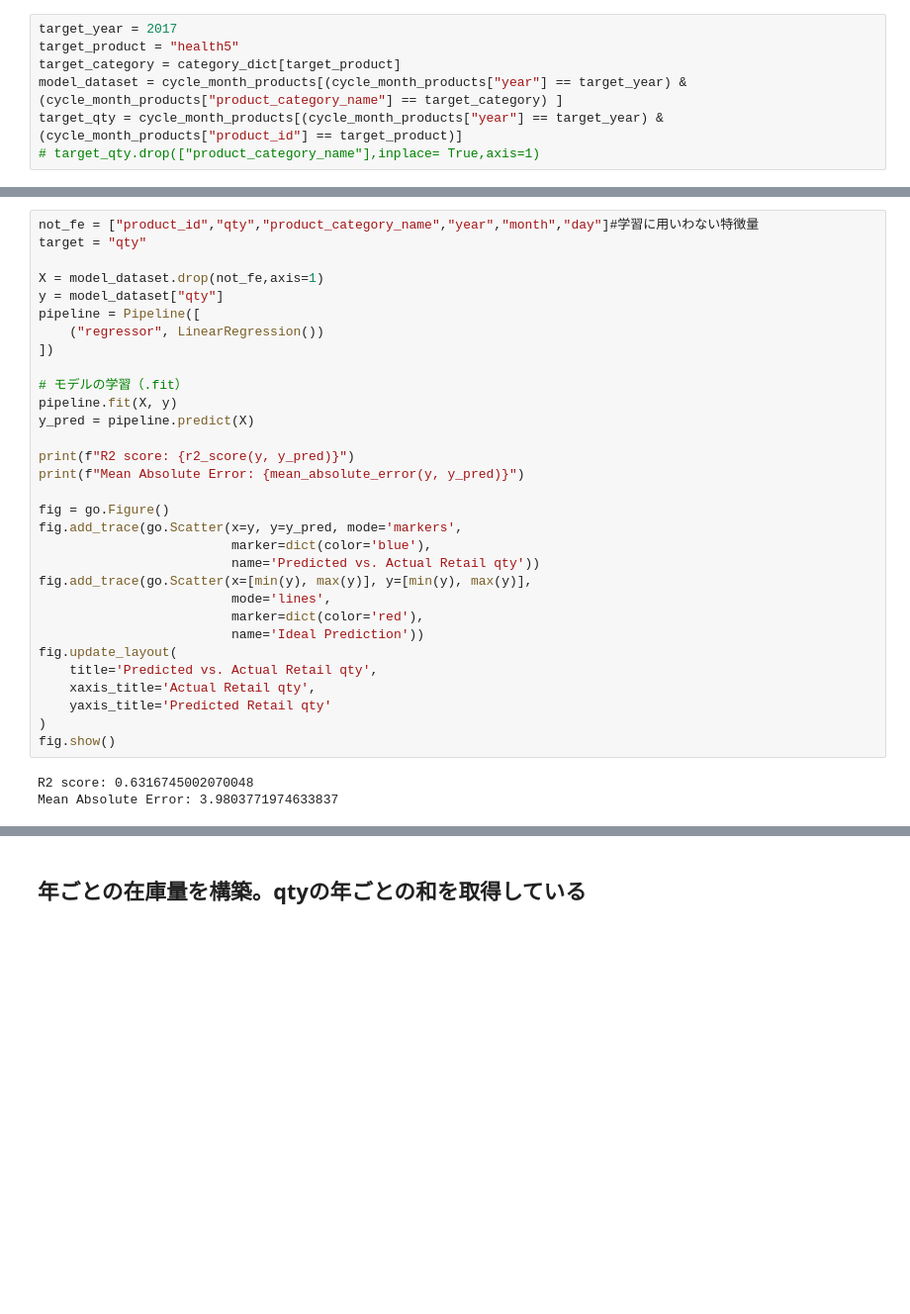
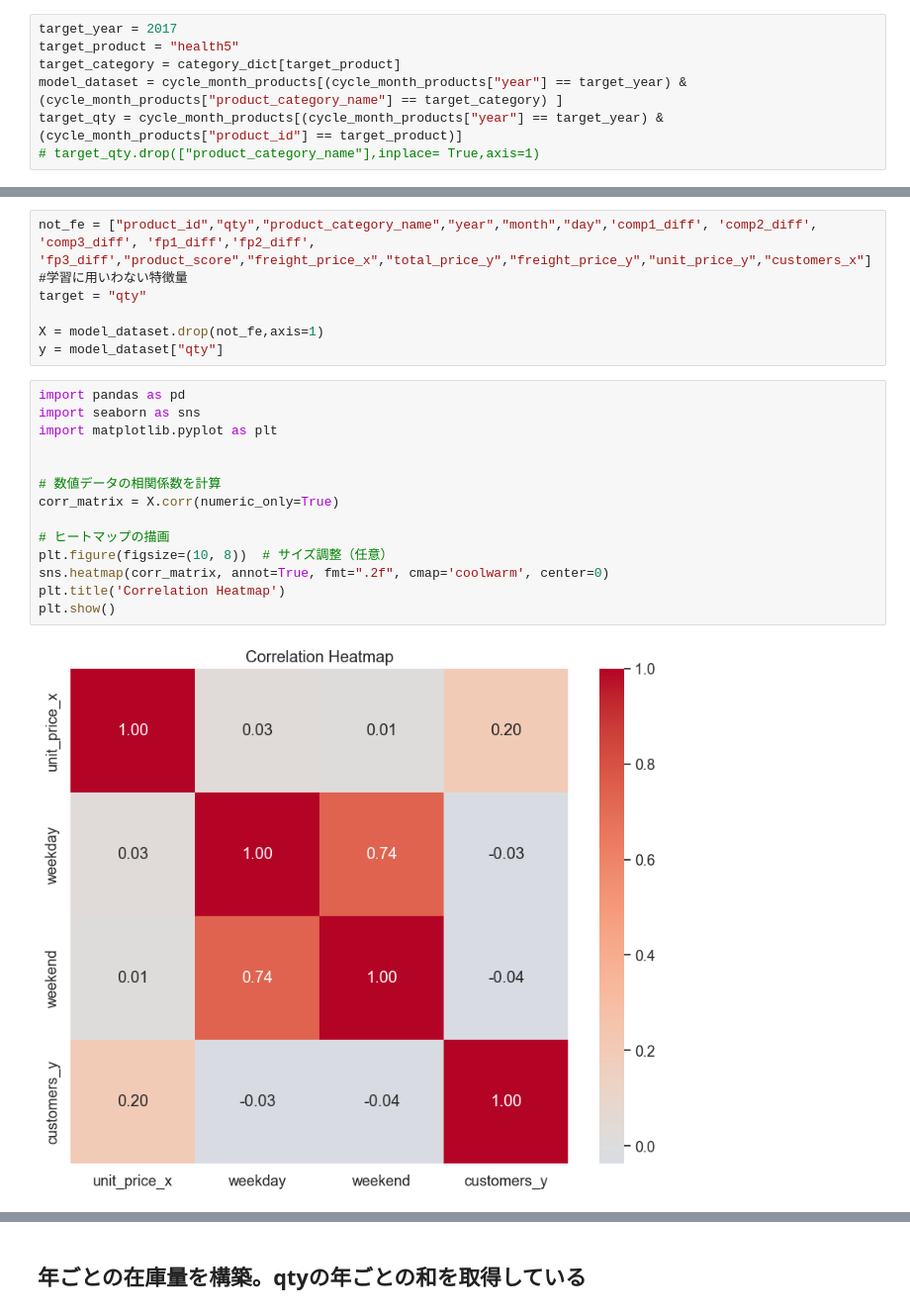
Before and after one commit to happy-kaichi/gurobi_machin-learning, a Jupyter notebook: retail-price-optimization.ipynb, the cells around one changed output, grey strips where cells are left out. Shown at 99% size. Saved outputs shown, nothing was run; the diff lists cells and outputs as text; blank space fills up the shorter version.

```diff
--- a/retail-price-optimization.ipynb
+++ b/retail-price-optimization.ipynb
@@ -370,34 +402,22 @@ target_qty = cycle_month_products[(cycle_month_products["year"] == target_year)
 # %%
-not_fe = ["product_id","qty","product_category_name","year","month","day"]#学習に用いわない特徴量
+not_fe = ["product_id","qty","product_category_name","year","month","day",'comp1_diff', 'comp2_diff', 'comp3_diff', 'fp1_diff','fp2_diff', 'fp3_diff',"product_score","freight_price_x","total_price_y","freight_price_y","unit_price_y","customers_x"]#学習に用いわない特徴量
 target = "qty"
 
 X = model_dataset.drop(not_fe,axis=1)
 y = model_dataset["qty"]
-pipeline = Pipeline([
-    ("regressor", LinearRegression())
-])
-
-# モデルの学習（.fit）
-pipeline.fit(X, y)
-y_pred = pipeline.predict(X)
-
-print(f"R2 score: {r2_score(y, y_pred)}")
-print(f"Mean Absolute Error: {mean_absolute_error(y, y_pred)}")
-
-fig = go.Figure()
-fig.add_trace(go.Scatter(x=y, y=y_pred, mode='markers',
-                         marker=dict(color='blue'),
-                         name='Predicted vs. Actual Retail qty'))
-fig.add_trace(go.Scatter(x=[min(y), max(y)], y=[min(y), max(y)],
-                         mode='lines',
-                         marker=dict(color='red'),
-                         name='Ideal Prediction'))
-fig.update_layout(
-    title='Predicted vs. Actual Retail qty',
-    xaxis_title='Actual Retail qty',
-    yaxis_title='Predicted Retail qty'
-)
-fig.show()
-# %% [output]
-R2 score: 0.6316745002070048
-Mean Absolute Error: 3.9803771974633837
+# %%
+import pandas as pd
+import seaborn as sns
+import matplotlib.pyplot as plt
+
+
+# 数値データの相関係数を計算
+corr_matrix = X.corr(numeric_only=True)
+
+# ヒートマップの描画
+plt.figure(figsize=(10, 8))  # サイズ調整（任意）
+sns.heatmap(corr_matrix, annot=True, fmt=".2f", cmap='coolwarm', center=0)
+plt.title('Correlation Heatmap')
+plt.show()
+# %% [output]
+[figure, added]
```
Also changed, not shown: parts of 71 cells of this notebook, 1 other file.
